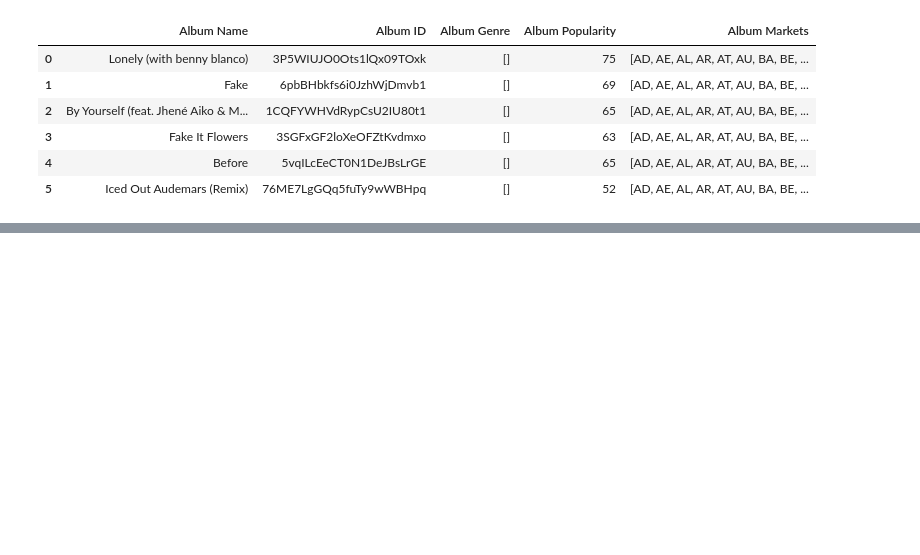
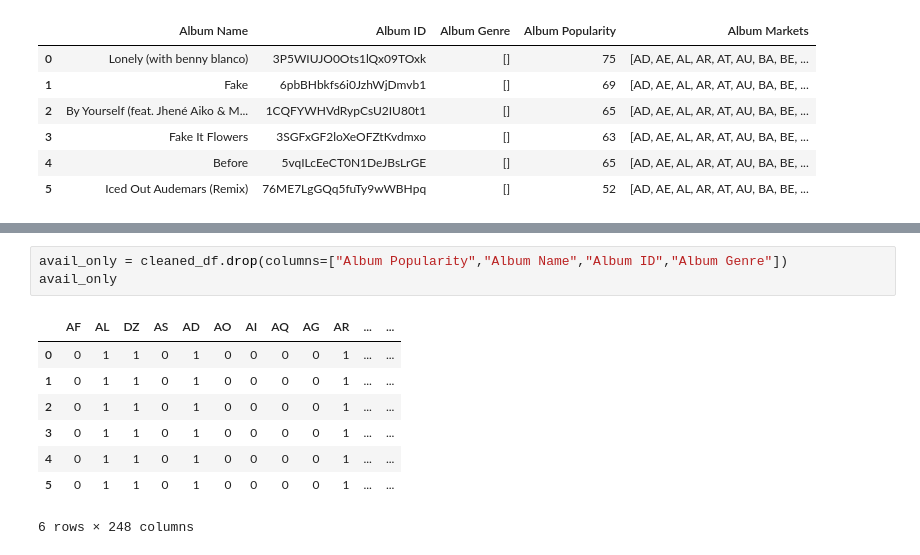
Before and after one commit to cveras33/project-1-group-6, a Jupyter notebook: Python Files :: Country_Data/2 - Use the ALBUM API.ipynb, the cells around one changed output, grey strips where cells are left out. Drawn from its saved outputs; the diff is of its cells as text; blank space fills up the shorter version.

```diff
--- a/Python Files :: Country_Data/2 - Use the ALBUM API.ipynb
+++ b/Python Files :: Country_Data/2 - Use the ALBUM API.ipynb
@@ -231,0 +332,12 @@ TypeError: unhashable type: 'list'
+# %%
+avail_only = cleaned_df.drop(columns=["Album Popularity","Album Name","Album ID","Album Genre"])
+avail_only
+# %% [output]
+|  | AF | AL | DZ | AS | AD | AO | AI | AQ | AG | AR | ... | ... |
+| 0 | 0 | 1 | 1 | 0 | 1 | 0 | 0 | 0 | 0 | 1 | ... | ... |
+| 1 | 0 | 1 | 1 | 0 | 1 | 0 | 0 | 0 | 0 | 1 | ... | ... |
+| 2 | 0 | 1 | 1 | 0 | 1 | 0 | 0 | 0 | 0 | 1 | ... | ... |
+| 3 | 0 | 1 | 1 | 0 | 1 | 0 | 0 | 0 | 0 | 1 | ... | ... |
+| 4 | 0 | 1 | 1 | 0 | 1 | 0 | 0 | 0 | 0 | 1 | ... | ... |
+| 5 | 0 | 1 | 1 | 0 | 1 | 0 | 0 | 0 | 0 | 1 | ... | ... |
+6 rows × 248 columns
```
Also changed, not shown: parts of 15 cells of this notebook, 3 other files.
